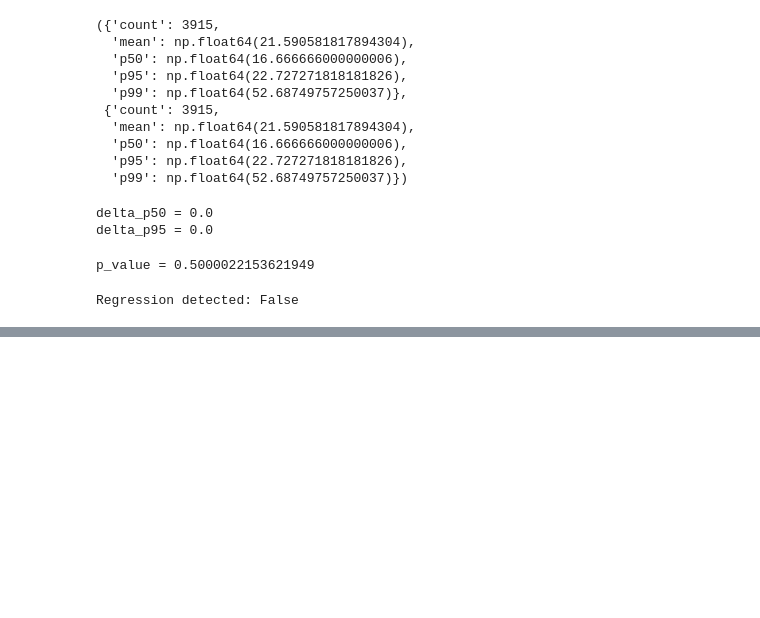
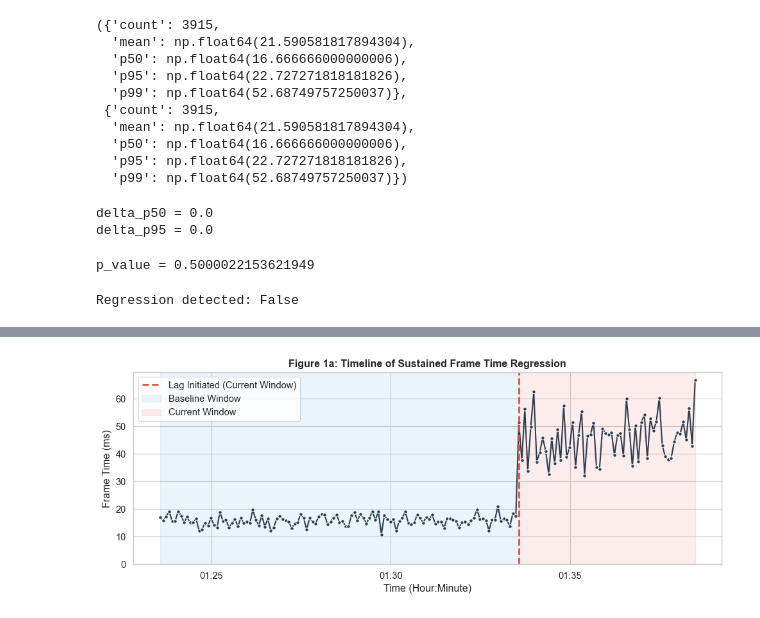
Before and after one commit to nai1ka/PerfX, a Jupyter notebook: Analysis/analysis.ipynb, the cells around one changed output, grey strips where cells are left out. Cells and saved outputs as stored; diff of their text form; code cells hidden in the pictures; blank space fills up the shorter version.

```diff
--- a/Analysis/analysis.ipynb
+++ b/Analysis/analysis.ipynb
@@ -518,3 +523,94 @@ is_regression = (
 print("Regression detected:", is_regression)
 # %% [output]
 Regression detected: False
+# %%
+import numpy as np
+import pandas as pd
+import matplotlib.pyplot as plt
+import matplotlib.dates as mdates
+import seaborn as sns
+from scipy.stats import mannwhitneyu
+
+# Set academic plot style
+sns.set_theme(style="whitegrid", context="paper", font_scale=1.2)
+
+# ==========================================
+# 1. PLOTTING FUNCTIONS
+# ==========================================
+def plot_thesis_timeline(df, split_time, title, ylabel):
+    """Draws the Time-Series plot"""
+    plt.figure(figsize=(10, 4))
+    sns.lineplot(data=df, x='ts', y='value', color='#2c3e50', linewidth=1.5, marker='o', markersize=4)
+    plt.axvline(split_time, color='#e74c3c', linestyle='--', linewidth=2, label='Lag Initiated (Current Window)')
+    plt.axvspan(df['ts'].min(), split_time, color='#3498db', alpha=0.1, label='Baseline Window')
+    plt.axvspan(split_time, df['ts'].max(), color='#e74c3c', alpha=0.1, label='Current Window')
+    plt.gca().xaxis.set_major_formatter(mdates.DateFormatter('%H:%M'))
+    plt.xticks(rotation=0)
+    plt.title(title, fontweight='bold')
+    plt.xlabel("Time (Hour:Minute)")
+    plt.ylabel(ylabel)
+    plt.ylim(bottom=0)
+    plt.legend(loc='upper left')
+    plt.tight_layout()
+    plt.show()
+
+def plot_thesis_distribution(baseline, current, title, xlabel):
+    """Draws the Distribution plot with statistical math"""
+    p95_base = np.percentile(baseline, 95)
+    p95_curr = np.percentile(current, 95)
+    delta = (p95_curr - p95_base) / p95_base
+    stat, p_value = mannwhitneyu(current, baseline, alternative='greater')
+
+    df_base = pd.DataFrame({'value': baseline, 'Window': 'Baseline'})
+    df_curr = pd.DataFrame({'value': current, 'Window': 'Current'})
+    df = pd.concat([df_base, df_curr])
+
+    plt.figure(figsize=(8, 5))
+    sns.histplot(data=df, x='value', hue='Window', kde=True, stat='density',
+                 palette={'Baseline': '#3498db', 'Current': '#e74c3c'}, alpha=0.5, bins=30)
+
+    plt.axvline(p95_base, color='#2980b9', linestyle='--', linewidth=2, label=f'Baseline P95: {p95_base:.1f}')
+    plt.axvline(p95_curr, color='#c0392b', linestyle='--', linewidth=2, label=f'Current P95: {p95_curr:.1f}')
+
+    status = "CONFIRMED (True Positive)" if p_value < 0.05 else "REJECTED (False Positive)"
+    title_color = 'darkred' if p_value < 0.05 else 'dimgrey'
+
+    plt.title(f"{title}\nDegradation: {delta*100:.1f}% | p-value: {p_value:.4f} | {status}",
+              fontweight='bold', color=title_color)
+    plt.xlabel(xlabel)
+    plt.ylabel("Density")
+    plt.legend()
+    plt.tight_layout()
+    plt.show()
+
+# ==========================================
+# 2. GENERATE SHARED DATA
+# ==========================================
+timestamps = pd.date_range(end=pd.Timestamp.now(), periods=180, freq='5s')
+split_time = timestamps[120] # 120 baseline points, 60 current points
+
+# --- Data for Scenario 1 (True Positive) ---
+np.random.seed(42)
+lottie_baseline = np.random.normal(loc=16.0, scale=2.0, size=120)
+lottie_current = np.random.normal(loc=45.0, scale=8.0, size=60)
+df_true_positive = pd.DataFrame({'ts': timestamps, 'value': np.concatenate([lottie_baseline, lottie_current])})
+
+# --- Data for Scenario 2 (False Positive) ---
+cpu_baseline = np.random.normal(loc=0.20, scale=0.03, size=120)
+cpu_current = np.random.normal(loc=0.20, scale=0.03, size=60)
+cpu_current[15], cpu_current[35], cpu_current[50] = 0.92, 0.89, 0.95 # 3 huge random spikes
+df_false_positive = pd.DataFrame({'ts': timestamps, 'value': np.concatenate([cpu_baseline, cpu_current])})
+
+# ==========================================
+# 3. DRAW PLOTS
+# ==========================================
+print("=== SCENARIO 1: TRUE POSITIVE (Sustained Lag) ===")
+plot_thesis_timeline(df_true_positive, split_time, "Figure 1a: Timeline of Sustained Frame Time Regression", "Frame Time (ms)")
+plot_thesis_distribution(lottie_baseline, lottie_current, "Figure 1b: Distribution of Sustained Regression", "Frame Time (ms)")
+
+print("\n" * 2)
+
+print("=== SCENARIO 2: FALSE POSITIVE (Random Spikes) ===")
+plot_thesis_timeline(df_false_positive, split_time, "Figure 2a: Timeline of Random CPU Noise", "CPU Usage (%)")
+plot_thesis_distribution(cpu_baseline, cpu_current, "Figure 2b: Distribution of Random CPU Noise", "CPU Usage (%)")
+# %% [output]
@@ -520,0 +618 @@ Regression detected: False
+[figure, added]
```
Also changed, not shown: parts of 6 cells of this notebook, 6 other files.
